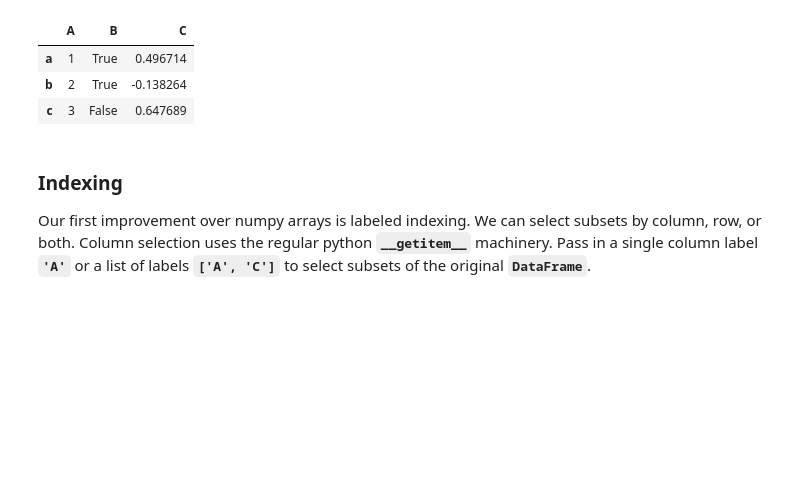
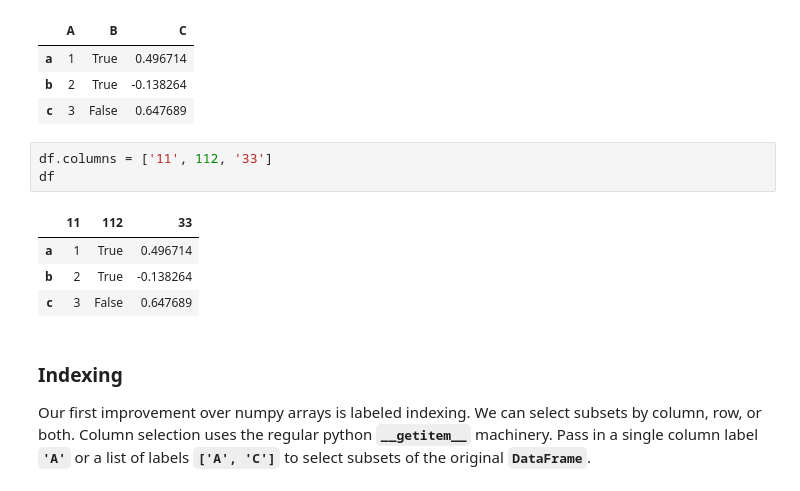
Before and after one commit to hayg25/python-teaching, a Jupyter notebook: S2/TP-Cours/Pandas/001_Python_Pandas_DataFrame.ipynb, the cells around one changed output. Drawn from its saved outputs; the diff is of its cells as text; blank space fills up the shorter version.

```diff
--- a/S2/TP-Cours/Pandas/001_Python_Pandas_DataFrame.ipynb
+++ b/S2/TP-Cours/Pandas/001_Python_Pandas_DataFrame.ipynb
@@ -135,6 +148,14 @@ df
 | a | 1 | True | 0.496714 |
 | b | 2 | True | -0.138264 |
 | c | 3 | False | 0.647689 |
+# %%
+df.columns = ['11', 112, '33']
+df
+# %% [output]
+|  | 11 | 112 | 33 |
+| a | 1 | True | 0.496714 |
+| b | 2 | True | -0.138264 |
+| c | 3 | False | 0.647689 |
 # %% [markdown]
 ### Indexing
 
```
Also changed, not shown: parts of 5 cells of this notebook, 5 other files.
